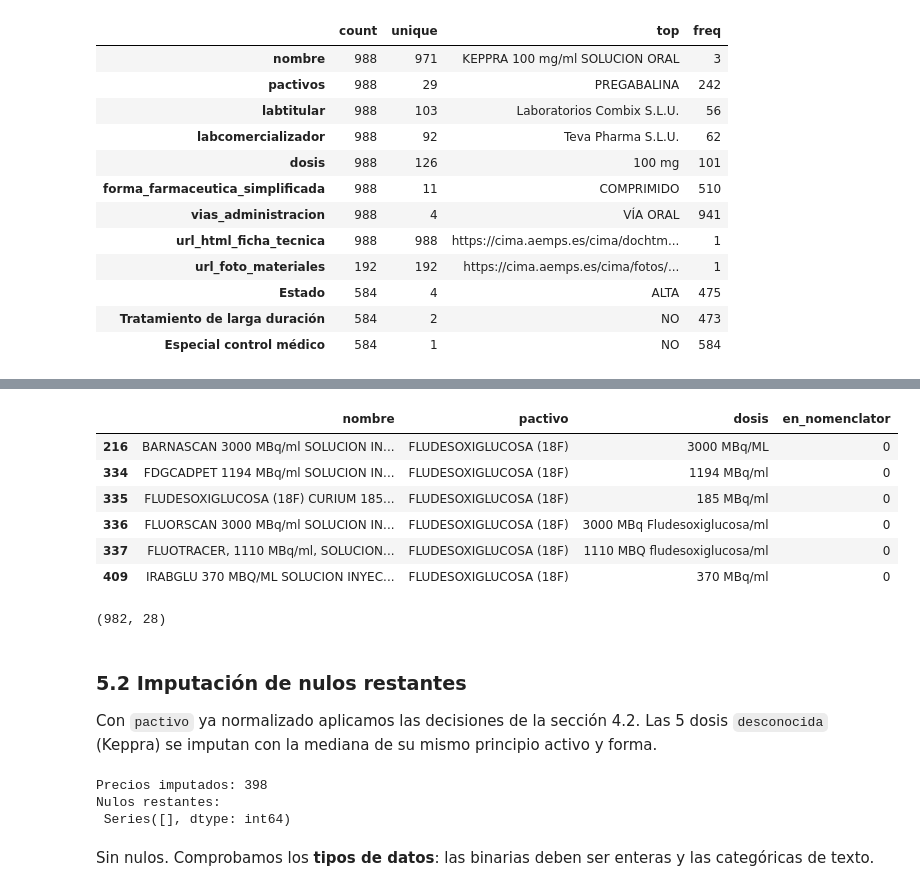
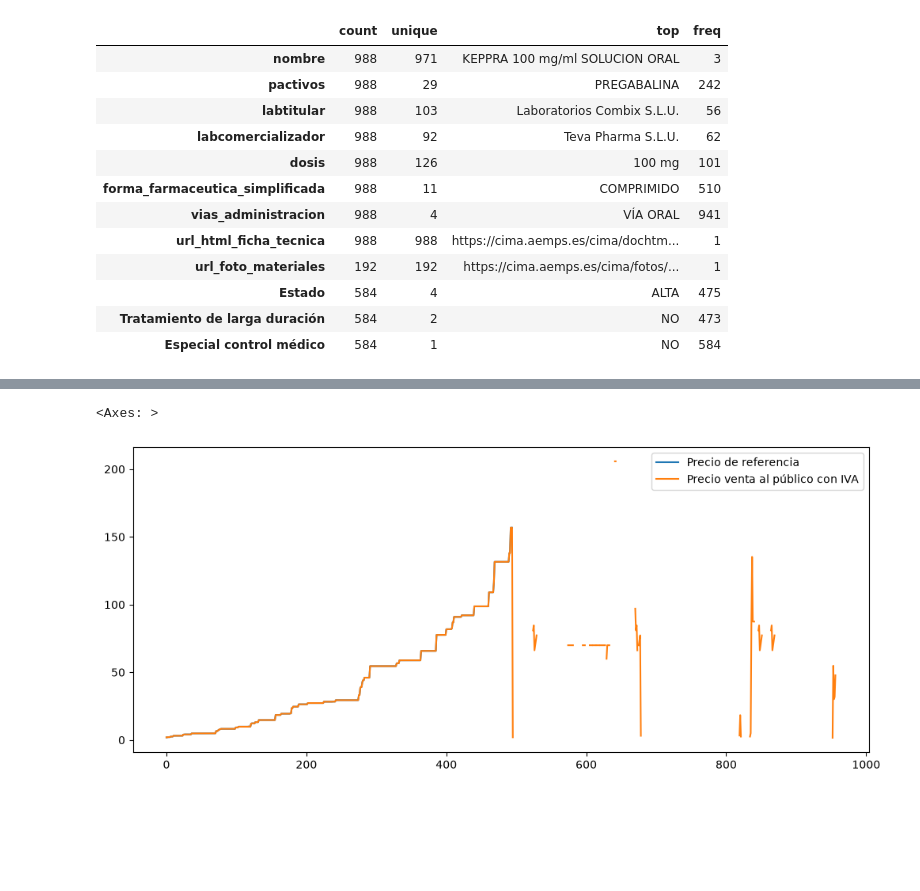
Before and after one commit to carlosagustii/epileps.IA, a Jupyter notebook: src/epileps_ia/pruebas_EDA.ipynb, the cells around one changed output, grey strips where cells are left out. Saved outputs shown, nothing was run; the diff lists cells and outputs as text; code cells hidden in the pictures; blank space fills up the shorter version.

Commit message:
Revert "HU-4: completar EDA, limpieza de datos, CSV limpio y reporte"
This reverts commit 4e7d4412c2a9ceea95b4a53dff0a6e2bcdc8af75.

```diff
--- a/src/epileps_ia/pruebas_EDA.ipynb
+++ b/src/epileps_ia/pruebas_EDA.ipynb
@@ -270,2 +55,0 @@ Cuando existe precio de referencia es **exactamente igual** al PVP con IVA (dife
-# %%
-df_mod = df_mod.drop(columns=['precio_referencia'])
@@ -388,17 +55,0 @@ Name: count, dtype: int64
-# %%
-def parsear_dosis(texto):
-    t = str(texto).lower().strip()
-    t = re.sub(r'(?<=\d)\.(?=\d{3}\b)', '', t)   # 1.500 -> 1500 (separador de miles)
-    t = t.replace(',', '.')                      # 0,5 -> 0.5
-    m = re.search(r'(\d+(?:\.\d+)?)\s*(mg|mbq|%)?', t)
-    if not m:
-        return np.nan, 'desconocida'
-    valor = float(m.group(1))
-    unidad = m.group(2) or 'mg'                  # '1000', '50 lamotrigina' -> se asume mg
-    if unidad != '%' and re.search(r'/\s*(\d+\s*)?ml', t):
-        unidad += '/ml'
-    return valor, unidad
-
-df_mod[['dosis_valor', 'dosis_unidad']] = df_mod['dosis'].apply(lambda d: pd.Series(parsear_dosis(d)))
-print(df_mod['dosis_unidad'].value_counts(), '\n')
-df_mod[['dosis', 'dosis_valor', 'dosis_unidad']].sample(10, random_state=0)
@@ -428,38 +56,5 @@ Las filas con dosis en **MBq** son de `FLUDESOXIGLUCOSA (18F)`: un trazador radi
-# %%
-radiofarmacos = df_mod['dosis_unidad'].str.startswith('mbq')
-display(df_mod.loc[radiofarmacos, ['nombre', 'pactivo', 'dosis', 'en_nomenclator']])
-df_mod = df_mod[~radiofarmacos].reset_index(drop=True)
-df_mod.shape
-# %% [output]
-|  | nombre | pactivo | dosis | en_nomenclator |
-| 216 | BARNASCAN 3000 MBq/ml SOLUCION IN... | FLUDESOXIGLUCOSA (18F) | 3000 MBq/ML | 0 |
-| 334 | FDGCADPET 1194 MBq/ml SOLUCION IN... | FLUDESOXIGLUCOSA (18F) | 1194 MBq/ml | 0 |
-| 335 | FLUDESOXIGLUCOSA (18F) CURIUM 185... | FLUDESOXIGLUCOSA (18F) | 185 MBq/ml | 0 |
-| 336 | FLUORSCAN 3000 MBq/ml SOLUCION IN... | FLUDESOXIGLUCOSA (18F) | 3000 MBq Fludesoxiglucosa/ml | 0 |
-| 337 | FLUOTRACER, 1110 MBq/ml, SOLUCION... | FLUDESOXIGLUCOSA (18F) | 1110 MBQ fludesoxiglucosa/ml | 0 |
-| 409 | IRABGLU 370 MBQ/ML SOLUCION INYEC... | FLUDESOXIGLUCOSA (18F) | 370 MBq/ml | 0 |
-(982, 28)
-# %% [markdown]
-### 5.2 Imputación de nulos restantes
-
-Con `pactivo` ya normalizado aplicamos las decisiones de la sección 4.2. Las 5 dosis `desconocida` (Keppra) se imputan con la mediana de su mismo principio activo y forma.
-# %%
-df_mod['precio_imputado'] = df_mod['precio_pvp_iva'].isna().astype(int)
-mediana_pa = df_mod.groupby('pactivo')['precio_pvp_iva'].transform('median')
-df_mod['precio_pvp_iva'] = df_mod['precio_pvp_iva'].fillna(mediana_pa).fillna(df_mod['precio_pvp_iva'].median())
-
-df_mod['estado_nomenclator'] = df_mod['estado_nomenclator'].fillna('NO EN NOMENCLATOR')
-df_mod['larga_duracion'] = df_mod['larga_duracion'].fillna('NO').map({'SI': 1, 'NO': 0})
-
-mediana_dosis = df_mod.groupby(['pactivo', 'forma_grupo'])['dosis_valor'].transform('median')
-df_mod['dosis_unidad'] = df_mod['dosis_unidad'].replace('desconocida', 'mg')
-df_mod['dosis_valor'] = df_mod['dosis_valor'].fillna(mediana_dosis)
-
-print('Precios imputados:', df_mod['precio_imputado'].sum())
-print('Nulos restantes:\n', df_mod.isna().sum()[lambda s: s > 0])
-# %% [output]
-Precios imputados: 398
-Nulos restantes:
- Series([], dtype: int64)
-# %% [markdown]
-Sin nulos. Comprobamos los **tipos de datos**: las binarias deben ser enteras y las categóricas de texto.
+# %%
+df_mod[["Precio de referencia", "Precio venta al público con IVA"]].sort_values("Precio de referencia").reset_index(drop=True).plot(figsize=(12, 5))
+# %% [output]
+<Axes: >
+[figure, added]
```
Also changed, not shown: parts of 55 cells of this notebook, 11 other files.
